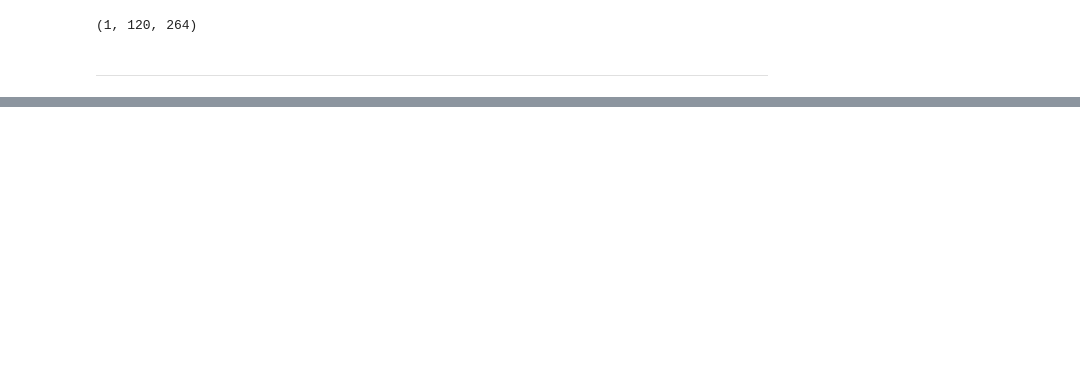
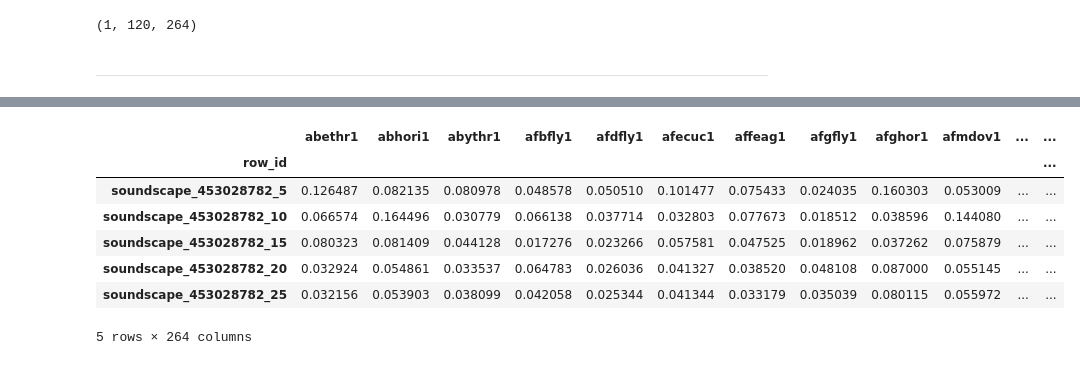
Before and after one commit to InFiNiTeemo/blef, a Jupyter notebook: run.ipynb, the cells around one changed output, grey strips where cells are left out. Saved outputs shown, nothing was run; the diff lists cells and outputs as text; code cells hidden in the pictures; blank space fills up the shorter version.

```diff
--- a/run.ipynb
+++ b/run.ipynb
@@ -330,4 +462,4 @@ def generate_preds_bn():
 # %%
-%%time
-preds_bn, file_ids = generate_preds_bn()
+# %%time
+# preds_bn, file_ids = generate_preds_bn()
 # %%
@@ -335,5 +467,18 @@ preds_bn[:, :, 1] = prob_array[:, :, 1]
+# %%
+def generate_file_ids():
+    test_files   = sorted(glob.glob("/kaggle/input/birdclef-2022/test_soundscapes/*.ogg"))
+
+    file_ids = []
+
+    for fpath in test_files:
+        file_id = os.path.basename(fpath).replace(".ogg", "")
+        file_ids.append(file_id)
+
+    return file_ids
+
+file_ids = generate_file_ids()
 # %%
 ## fix aniani
-avg_preds = (2 * preds_bn + prob_array) / 3
+avg_preds = prob_array
 
 avg_preds.shape
@@ -345,10 +492,12 @@ threshold = 0.2
 for clip_preds, file_id in zip(avg_preds, file_ids):
     for frame_idx, pred in enumerate(clip_preds):
         end_time = (frame_idx + 1) * infer_frame_length
-        for bi, bird in enumerate(scored_birds):
-            submission.append({
-                "row_id": f"{file_id}_{bird}_{end_time}",
-                "target": pred[bi] > threshold,
-            })
+        d = {
+            "row_id": f"{file_id}_{end_time}",
+            # "target": pred[bi] > threshold,
+        }
+        for bi, bird in enumerate(CLASSES):
+            d[bird] = pred[bi]
+        submission.append(d)
 # %%
 %cd /kaggle/working
@@ -356,9 +508,18 @@ for clip_preds, file_id in zip(avg_preds, file_ids):
 df_submission = pd.DataFrame(submission).set_index("row_id")
 df_submission.to_csv("submission.csv")
 # %%
-print(f"""
-total rows : {len(df_submission)}
-activated  : {len(df_submission[(df_submission.target==True)])}
-""")
+# print(f"""
+# total rows : {len(df_submission)}
+# activated  : {len(df_submission[(df_submission.target==True)])}
+# """)
 
-df_submission[(df_submission.target==True)].head()
+df_submission.head()
+# %% [output]
+|  | abethr1 | abhori1 | abythr1 | afbfly1 | afdfly1 | afecuc1 | affeag1 | afgfly1 | afghor1 | afmdov1 | ... | ... |
+| row_id |  |  |  |  |  |  |  |  |  |  |  | ... |
+| soundscape_453028782_5 | 0.126487 | 0.082135 | 0.080978 | 0.048578 | 0.050510 | 0.101477 | 0.075433 | 0.024035 | 0.160303 | 0.053009 | ... | ... |
+| soundscape_453028782_10 | 0.066574 | 0.164496 | 0.030779 | 0.066138 | 0.037714 | 0.032803 | 0.077673 | 0.018512 | 0.038596 | 0.144080 | ... | ... |
+| soundscape_453028782_15 | 0.080323 | 0.081409 | 0.044128 | 0.017276 | 0.023266 | 0.057581 | 0.047525 | 0.018962 | 0.037262 | 0.075879 | ... | ... |
+| soundscape_453028782_20 | 0.032924 | 0.054861 | 0.033537 | 0.064783 | 0.026036 | 0.041327 | 0.038520 | 0.048108 | 0.087000 | 0.055145 | ... | ... |
+| soundscape_453028782_25 | 0.032156 | 0.053903 | 0.038099 | 0.042058 | 0.025344 | 0.041344 | 0.033179 | 0.035039 | 0.080115 | 0.055972 | ... | ... |
+5 rows × 264 columns
```
Also changed, not shown: parts of 15 cells of this notebook, 22 other files.
